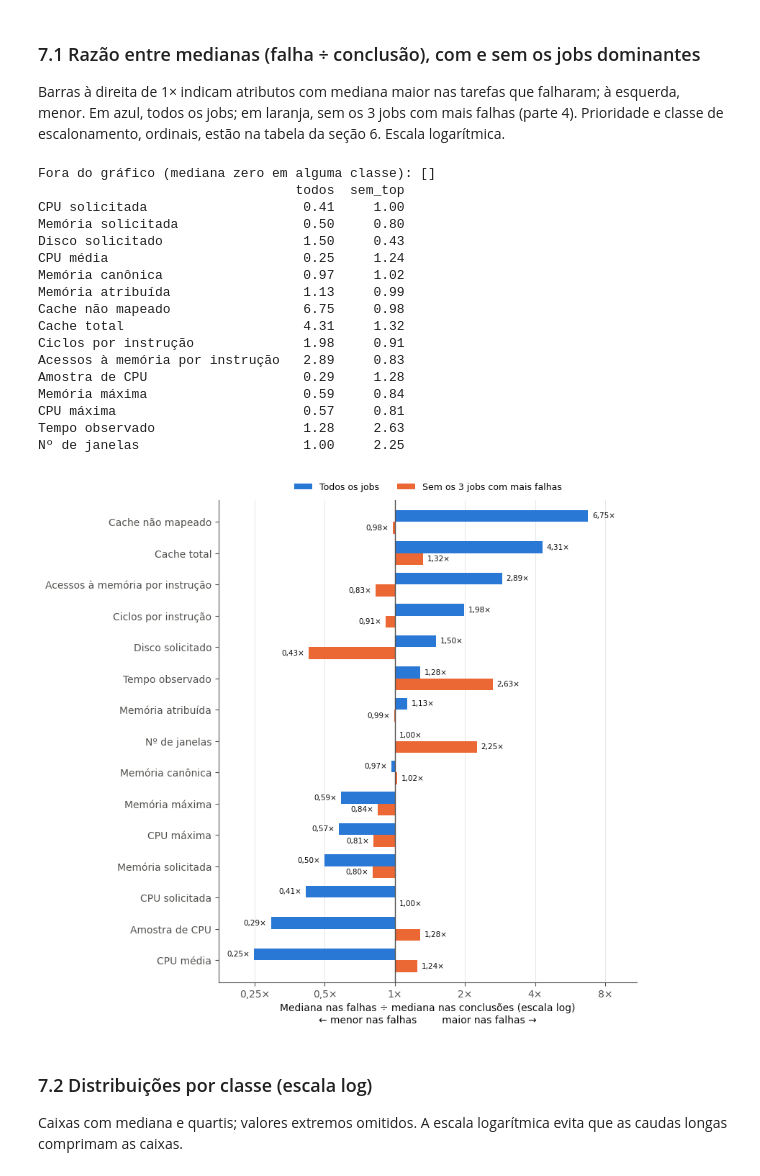
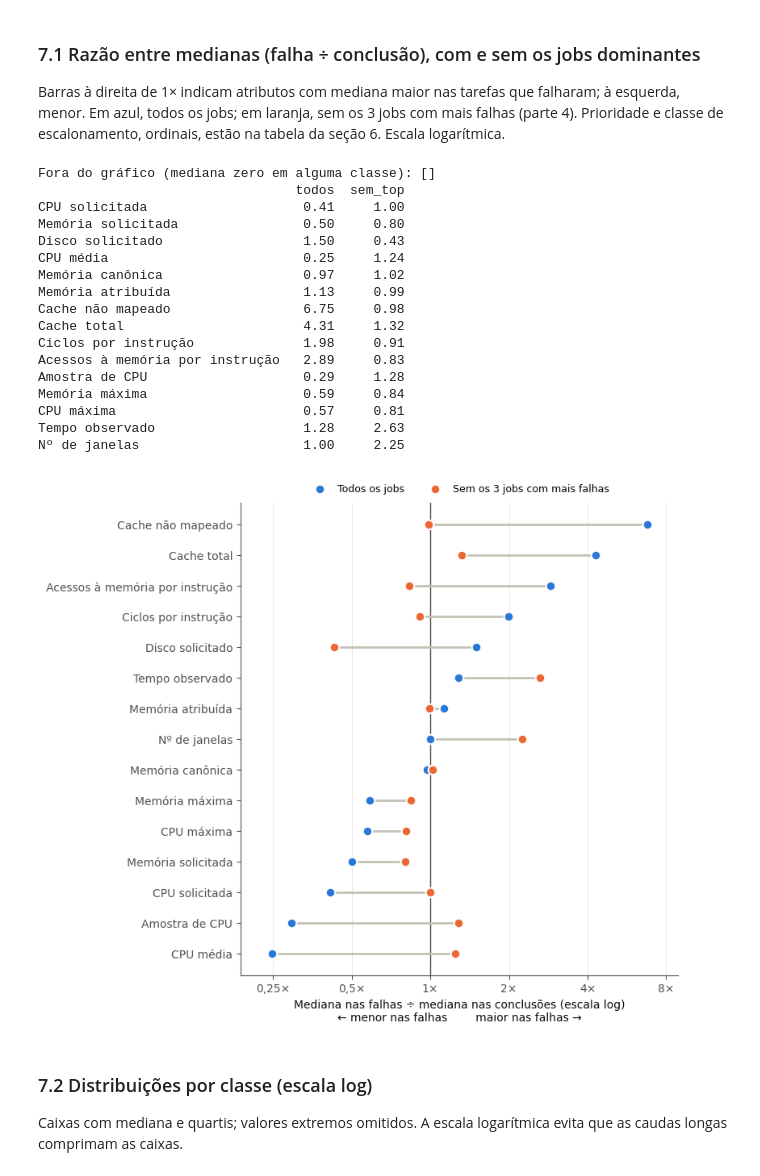
Before and after one commit to trsantanarural/predicao-falhas-tarefas, a Jupyter notebook: notebooks/03_analise_exploratoria.ipynb, the cells around one changed output. Saved outputs shown, nothing was run; the diff lists cells and outputs as text; code cells hidden in the pictures.

```diff
--- a/notebooks/03_analise_exploratoria.ipynb
+++ b/notebooks/03_analise_exploratoria.ipynb
@@ -149,45 +149,42 @@ r = pd.DataFrame({'todos': razao(tr), 'sem_top': razao(tr[~tr.job_id.isin(top3)]
 print('Fora do gráfico (mediana zero em alguma classe):', [NOMES[c] for c in CONT if c not in r.index])
 print(r.round(2).rename(index=NOMES).to_string())
 r = r.sort_values('todos')
 
-fig, ax = plt.subplots(figsize=(7.5, 0.5 * len(r) + 1.2))
-y = np.arange(len(r)); h = 0.38
-ax.barh(y + h/2, np.log2(r['todos']), height=h, color=AZUL, label='Todos os jobs', zorder=2)
-ax.barh(y - h/2, np.log2(r['sem_top']), height=h, color=LARANJA, label='Sem os 3 jobs com mais falhas', zorder=2)
-ax.axvline(0, color=TXT2, lw=1)
-for yi, (a, b) in zip(y, r[['todos', 'sem_top']].values):
-    for val, dy in ((a, h/2), (b, -h/2)):
-        ax.text(np.log2(val) + (0.06 if val >= 1 else -0.06), yi + dy, f'{val:.2f}×'.replace('.', ','),
-                va='center', ha='left' if val >= 1 else 'right', fontsize=7.5, color=TXT)
-lo = min(np.log2(r.values).min(), 0) - 0.5
-hi = max(np.log2(r.values).max(), 0) + 0.7
+fig, ax = plt.subplots(figsize=(7, 0.42 * len(r) + 1.3))
+y = np.arange(len(r))
+a, b = np.log2(r['todos'].values), np.log2(r['sem_top'].values)
+ax.axvline(0, color=TXT2, lw=1, zorder=1)
+ax.hlines(y, np.minimum(a, b), np.maximum(a, b), color='#c3c2b7', lw=2, zorder=2)
+ax.scatter(a, y, s=70, color=AZUL, edgecolor='white', linewidth=1.5, zorder=3, label='Todos os jobs')
+ax.scatter(b, y, s=70, color=LARANJA, edgecolor='white', linewidth=1.5, zorder=3, label='Sem os 3 jobs com mais falhas')
+lo = min(a.min(), b.min(), 0) - 0.4; hi = max(a.max(), b.max(), 0) + 0.4
 ax.set_xlim(lo, hi); ax.set_ylim(-0.7, len(r) - 0.3)
 tk = [t for t in range(-4, 5) if lo <= t <= hi]
 ax.set_xticks(tk); ax.set_xticklabels([f'{2.0**t:g}×'.replace('.', ',') for t in tk])
 ax.set_yticks(y); ax.set_yticklabels([NOMES[c] for c in r.index]); ax.grid(axis='y', visible=False)
 ax.set_xlabel('Mediana nas falhas ÷ mediana nas conclusões (escala log)\n← menor nas falhas        maior nas falhas →')
 ax.legend(loc='lower center', bbox_to_anchor=(0.5, 1.0), ncol=2, frameon=False, fontsize=9)
 fig.savefig(f'{FIG}/razao_medianas.png', dpi=200)
 plt.show()
 # %% [output]
 Fora do gráfico (mediana zero em alguma classe): []
                                  todos  sem_top
 CPU solicitada                    0.41     1.00
 Memória solicitada                0.50     0.80
 Disco solicitado                  1.50     0.43
 CPU média                         0.25     1.24
 Memória canônica                  0.97     1.02
 Memória atribuída                 1.13     0.99
 Cache não mapeado                 6.75     0.98
 Cache total                       4.31     1.32
 Ciclos por instrução              1.98     0.91
 Acessos à memória por instrução   2.89     0.83
 Amostra de CPU                    0.29     1.28
 Memória máxima                    0.59     0.84
 CPU máxima                        0.57     0.81
 Tempo observado                   1.28     2.63
 Nº de janelas                     1.00     2.25
-[figure, old version]
+[figure, new version]
 # %% [markdown]
 ### 7.2 Distribuições por classe (escala log)
 Caixas com mediana e quartis; valores extremos omitidos. A escala logarítmica evita que as caudas longas comprimam as caixas.
```
Also changed, not shown: parts of 2 cells of this notebook.
